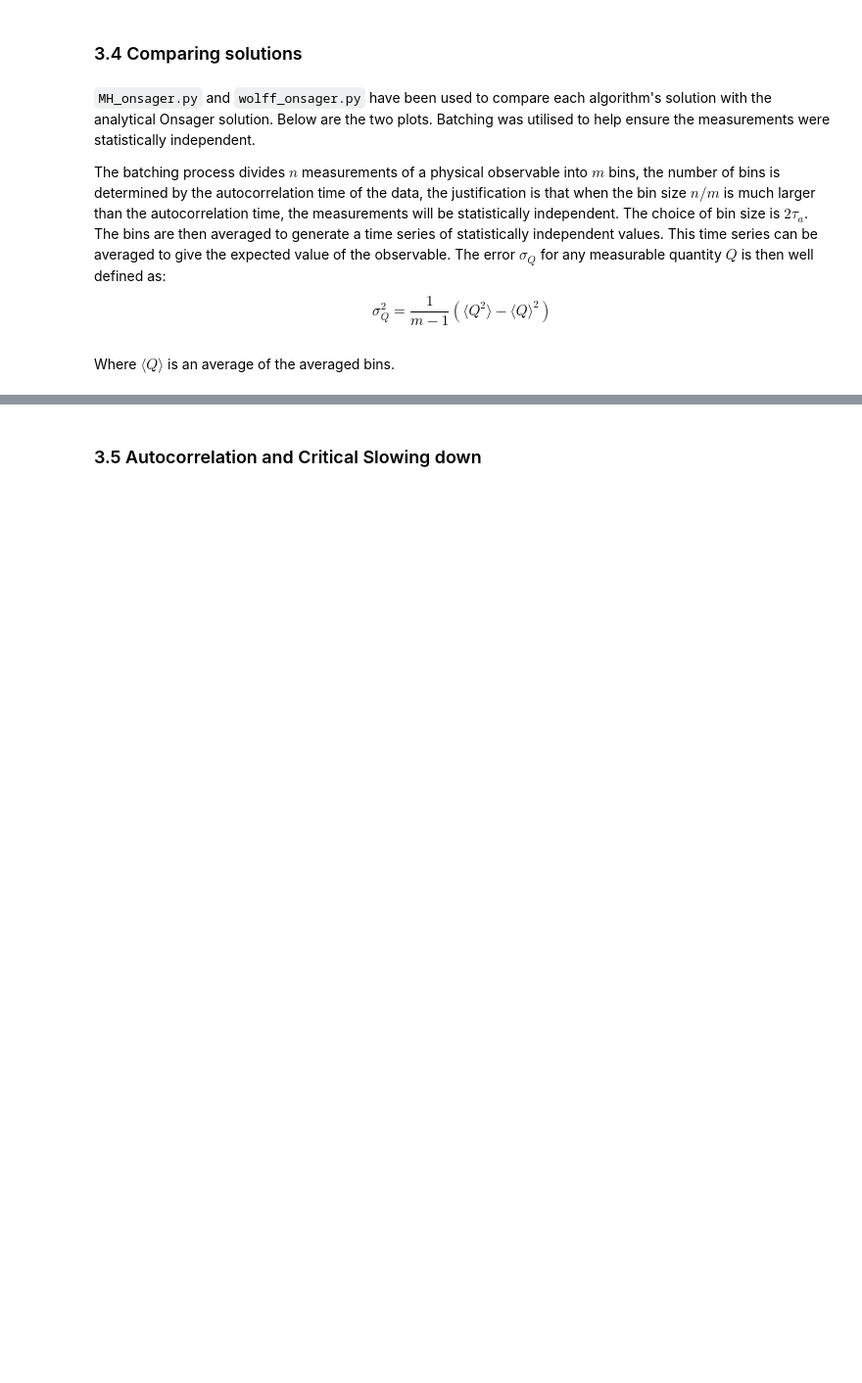
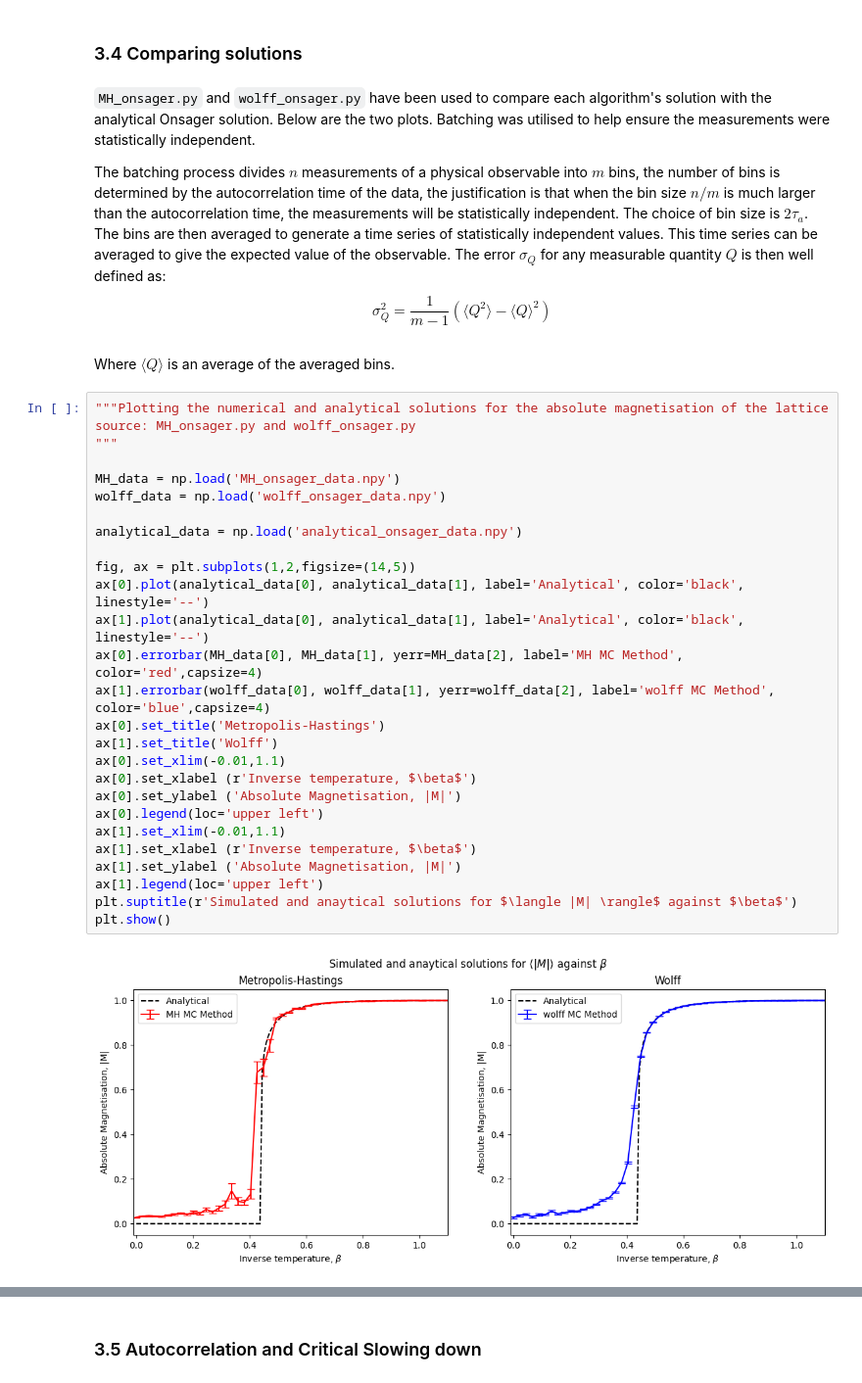
Before and after one commit to tdeng455/Part-II-Computational-Physics-Project, a Jupyter notebook: workbook.ipynb, the cells around one changed output, grey strips where cells are left out. Shown at 98% size. Saved outputs shown, nothing was run; the diff lists cells and outputs as text; blank space fills up the shorter version.

```diff
--- a/workbook.ipynb
+++ b/workbook.ipynb
@@ -448,4 +455,33 @@ $$
 $$
 # %% [markdown]
 Where $\langle Q \rangle$ is an average of the averaged bins.
+# %%
+"""Plotting the numerical and analytical solutions for the absolute magnetisation of the lattice
+source: MH_onsager.py and wolff_onsager.py
+"""
+
+MH_data = np.load('MH_onsager_data.npy')
+wolff_data = np.load('wolff_onsager_data.npy')
+
+analytical_data = np.load('analytical_onsager_data.npy')
+
+fig, ax = plt.subplots(1,2,figsize=(14,5))
+ax[0].plot(analytical_data[0], analytical_data[1], label='Analytical', color='black', linestyle='--')
+ax[1].plot(analytical_data[0], analytical_data[1], label='Analytical', color='black', linestyle='--')
+ax[0].errorbar(MH_data[0], MH_data[1], yerr=MH_data[2], label='MH MC Method', color='red',capsize=4)
+ax[1].errorbar(wolff_data[0], wolff_data[1], yerr=wolff_data[2], label='wolff MC Method', color='blue',capsize=4)
+ax[0].set_title('Metropolis-Hastings')
+ax[1].set_title('Wolff')
+ax[0].set_xlim(-0.01,1.1)
+ax[0].set_xlabel (r'Inverse temperature, $\beta$')
+ax[0].set_ylabel ('Absolute Magnetisation, |M|')
+ax[0].legend(loc='upper left')
+ax[1].set_xlim(-0.01,1.1)
+ax[1].set_xlabel (r'Inverse temperature, $\beta$')
+ax[1].set_ylabel ('Absolute Magnetisation, |M|')
+ax[1].legend(loc='upper left')
+plt.suptitle(r'Simulated and anaytical solutions for $\langle |M| \rangle$ against $\beta$')
+plt.show()
+# %% [output]
+[figure, added]
 # %%
```
Also changed, not shown: parts of 18 cells of this notebook.
